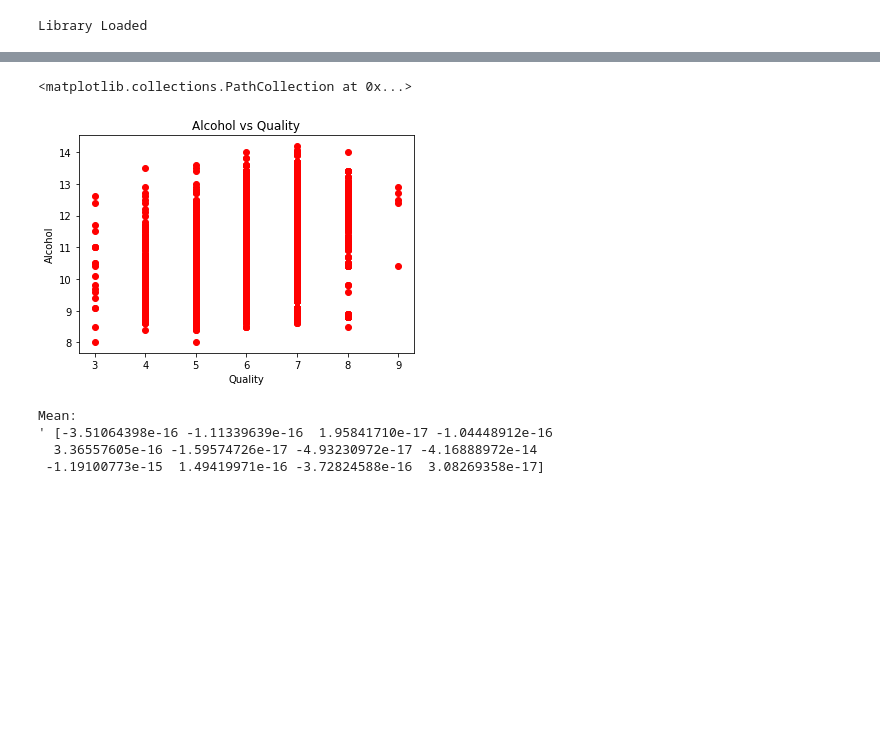
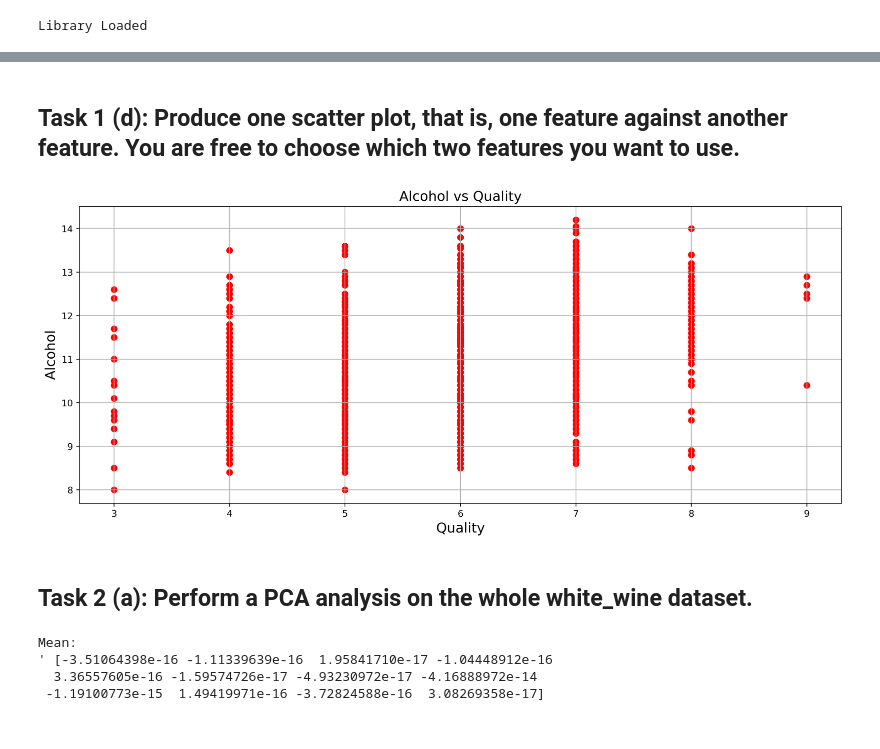
Before and after one commit to mlrahman/Foundation_of_Data_Science, a Jupyter notebook: Coursework/Task/19067741_Coursework_2020.ipynb, the cells around one changed output, grey strips where cells are left out. Cells and saved outputs as stored; diff of their text form; code cells hidden in the pictures; blank space fills up the shorter version.

```diff
--- a/Coursework/Task/19067741_Coursework_2020.ipynb
+++ b/Coursework/Task/19067741_Coursework_2020.ipynb
@@ -59,17 +90,22 @@ print(white_wine)
 2575      8.9        6
 
 [4898 rows x 12 columns]
+# %% [markdown]
+## Task 1 (d): Produce one scatter plot, that is, one feature against another feature. You are free to choose which two features you want to use.
 # %%
 #Task_1_d
 x=np.array(dataset['quality'])
 y=np.array(dataset['alcohol'])
-plt.title('Alcohol vs Quality')
-plt.xlabel('Quality')
-plt.ylabel('Alcohol')
-plt.scatter(x,y,marker='o',color='red')
+plt.figure(figsize=(15,6),dpi=500)
+plt.title('Alcohol vs Quality',fontsize=15)
+plt.xlabel('Quality',fontsize=15)
+plt.ylabel('Alcohol',fontsize=15)
+plt.scatter(x,y,marker='o',color='red',s=40)
+plt.grid()
 # %% [output]
-<matplotlib.collections.PathCollection at 0x...>
-[figure, old version]
+[figure, new version]
+# %% [markdown]
+## Task 2 (a): Perform a PCA analysis on the whole white_wine dataset.
 # %%
 #Task_2_a
 #Mean Removal
```
Also changed, not shown: parts of 30 cells of this notebook.
